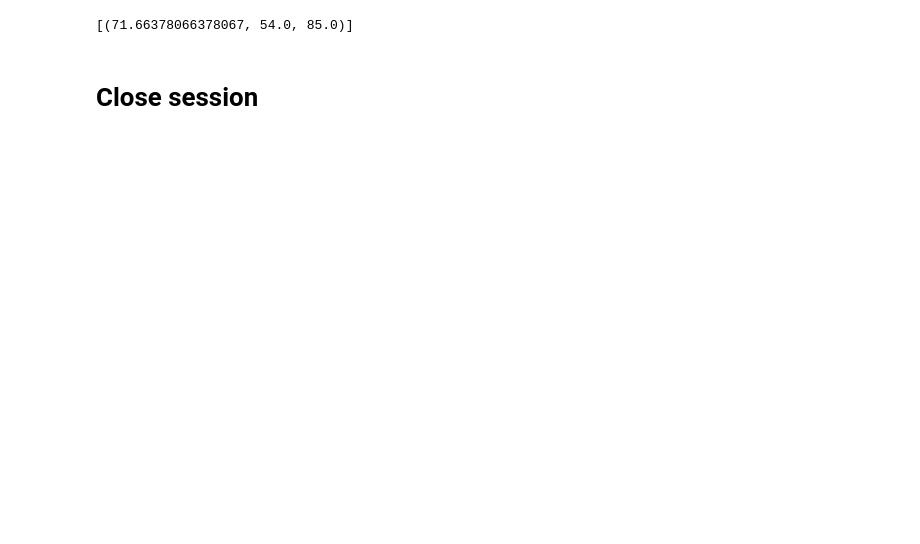
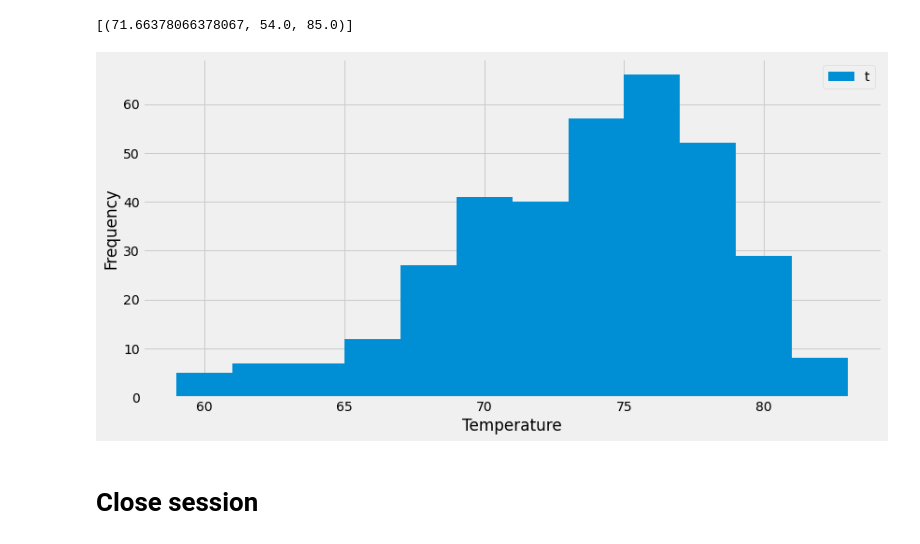
Before and after one commit to bernbr/sqlalchemy-challenge, a Jupyter notebook: SurfsUp/climate_starter.ipynb, the cells around one changed output. Saved outputs shown, nothing was run; the diff lists cells and outputs as text; code cells hidden in the pictures; blank space fills up the shorter version.

```diff
--- a/SurfsUp/climate_starter.ipynb
+++ b/SurfsUp/climate_starter.ipynb
@@ -147,3 +123,27 @@ summary
+# %%
+# Using the most active station id
+# Query the last 12 months of temperature observation data for this station and plot the results as a histogram
+tobs_query = session.query(measurement.date, measurement.tobs).order_by(measurement.date.desc()).\
+    filter(measurement.station == most_active).\
+    filter(measurement.date <= conv_recent_date).\
+    filter(measurement.date > one_year).all()
+
+# Save the query results as a Pandas DataFrame and set the index to the date column
+tobs_df = pd.DataFrame(tobs_query, columns=['date', 'tobs'])
+tobs_df.set_index('date')
+
+#Plot results as a histogram
+tobs_df.hist(bins=12, figsize=(12,6))
+plt.legend('Temp. Observation')
+plt.title('')
+plt.legend('tobs', bbox_to_anchor=(1, 1), loc=1)
+plt.ylabel('Frequency')
+plt.xlabel('Temperature')
+plt.tight_layout()
+plt.savefig('Plots/one_year_temperature.png')
+plt.show()
+# %% [output]
+[figure, added]
 # %% [markdown]
 # Close session
 # %%
```
Also changed, not shown: parts of 5 cells of this notebook, 1 other file.
